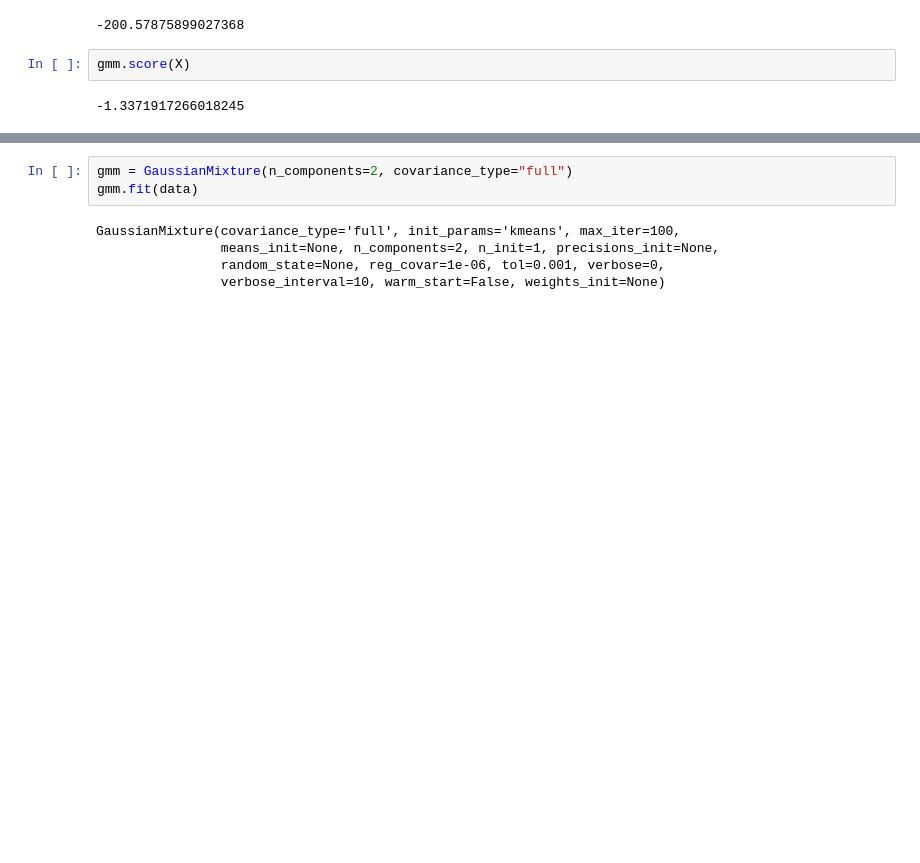
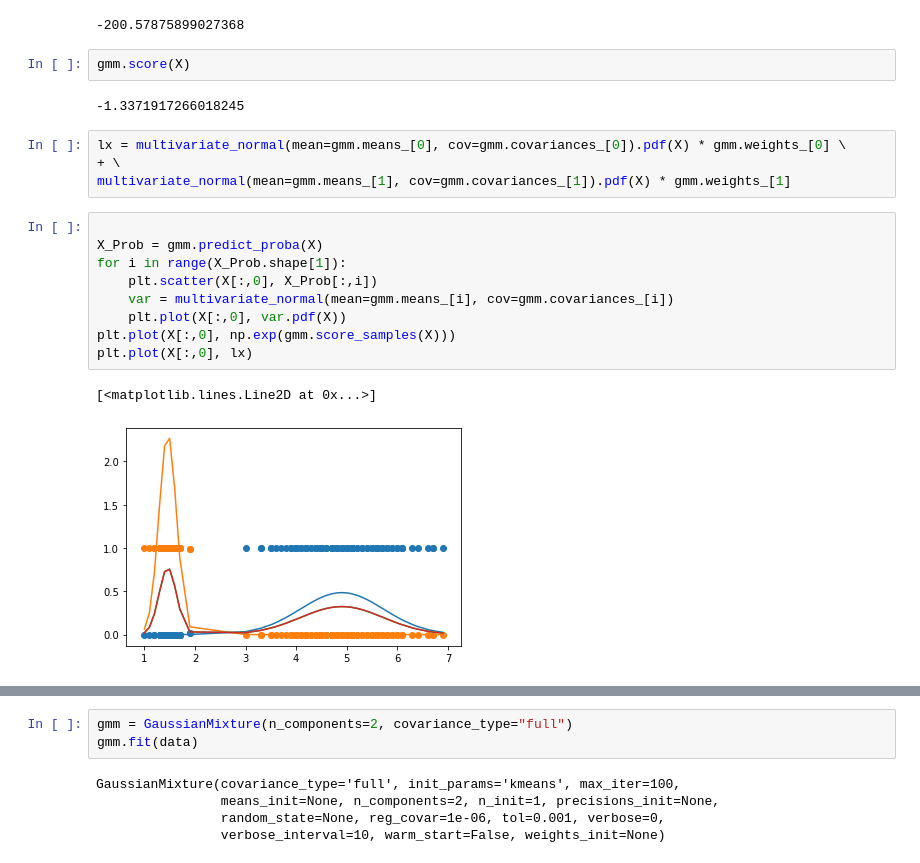
Before and after one commit to smrutijz/exploration, a Jupyter notebook: gaussian/gmm in sklearn.ipynb, the cells around one changed output, grey strips where cells are left out. Saved outputs shown, nothing was run; the diff lists cells and outputs as text; blank space fills up the shorter version.

```diff
--- a/gaussian/gmm in sklearn.ipynb
+++ b/gaussian/gmm in sklearn.ipynb
@@ -46,3 +47,19 @@ gmm.score_samples(X).sum()
 gmm.score(X)
 # %% [output]
 -1.3371917266018245
+# %%
+lx = multivariate_normal(mean=gmm.means_[0], cov=gmm.covariances_[0]).pdf(X) * gmm.weights_[0] \
++ \
+multivariate_normal(mean=gmm.means_[1], cov=gmm.covariances_[1]).pdf(X) * gmm.weights_[1]
+# %%
+
+X_Prob = gmm.predict_proba(X)
+for i in range(X_Prob.shape[1]):
+    plt.scatter(X[:,0], X_Prob[:,i])
+    var = multivariate_normal(mean=gmm.means_[i], cov=gmm.covariances_[i])
+    plt.plot(X[:,0], var.pdf(X))
+plt.plot(X[:,0], np.exp(gmm.score_samples(X)))
+plt.plot(X[:,0], lx)
+# %% [output]
+[<matplotlib.lines.Line2D at 0x...>]
+[figure, added]
```
Also changed, not shown: parts of 22 cells of this notebook, 1 other file.
